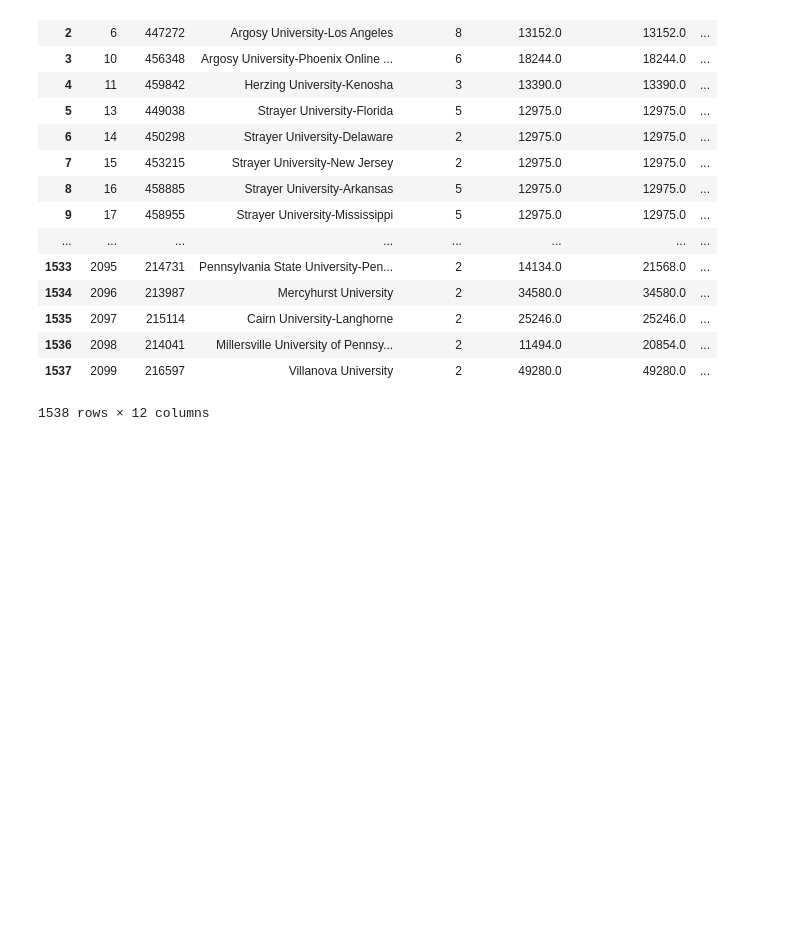
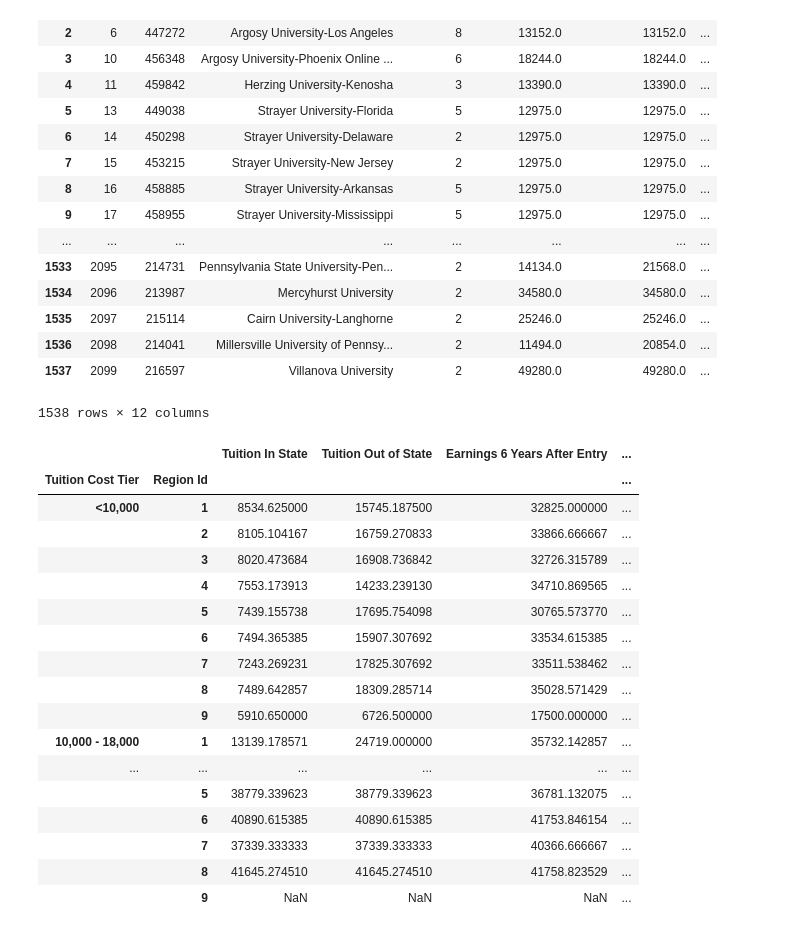
Before and after one commit to kent-huynh/Project_1, a Jupyter notebook: Python Analytics - Best Region for Undergrad Degrees.ipynb, the cells around one changed output. Drawn from its saved outputs; the diff is of its cells as text; code cells hidden in the pictures; blank space fills up the shorter version.

Commit message:
Group by tution cost tier

```diff
--- a/Python Analytics - Best Region for Undergrad Degrees.ipynb
+++ b/Python Analytics - Best Region for Undergrad Degrees.ipynb
@@ -248,3 +248,25 @@ rs_dropreset
 | 1536 | 2098 | 214041 | Millersville University of Pennsy... | 2 | 11494.0 | 20854.0 | ... |
 | 1537 | 2099 | 216597 | Villanova University | 2 | 49280.0 | 49280.0 | ... |
 1538 rows × 12 columns
+# %%
+grouped_tiers = rs_dropreset.groupby(['Tuition Cost Tier', 'Region Id']).mean()
+grouped_tiers.drop(columns=["index", "School Id"])
+# %% [output]
+|  |  | Tuition In State | Tuition Out of State | Earnings 6 Years After Entry | ... |
+| Tuition Cost Tier | Region Id |  |  |  | ... |
+| <10,000 | 1 | 8534.625000 | 15745.187500 | 32825.000000 | ... |
+|  | 2 | 8105.104167 | 16759.270833 | 33866.666667 | ... |
+|  | 3 | 8020.473684 | 16908.736842 | 32726.315789 | ... |
+|  | 4 | 7553.173913 | 14233.239130 | 34710.869565 | ... |
+|  | 5 | 7439.155738 | 17695.754098 | 30765.573770 | ... |
+|  | 6 | 7494.365385 | 15907.307692 | 33534.615385 | ... |
+|  | 7 | 7243.269231 | 17825.307692 | 33511.538462 | ... |
+|  | 8 | 7489.642857 | 18309.285714 | 35028.571429 | ... |
+|  | 9 | 5910.650000 | 6726.500000 | 17500.000000 | ... |
+| 10,000 - 18,000 | 1 | 13139.178571 | 24719.000000 | 35732.142857 | ... |
+| ... | ... | ... | ... | ... | ... |
+|  | 5 | 38779.339623 | 38779.339623 | 36781.132075 | ... |
+|  | 6 | 40890.615385 | 40890.615385 | 41753.846154 | ... |
+|  | 7 | 37339.333333 | 37339.333333 | 40366.666667 | ... |
+|  | 8 | 41645.274510 | 41645.274510 | 41758.823529 | ... |
+|  | 9 | NaN | NaN | NaN | ... |
```
